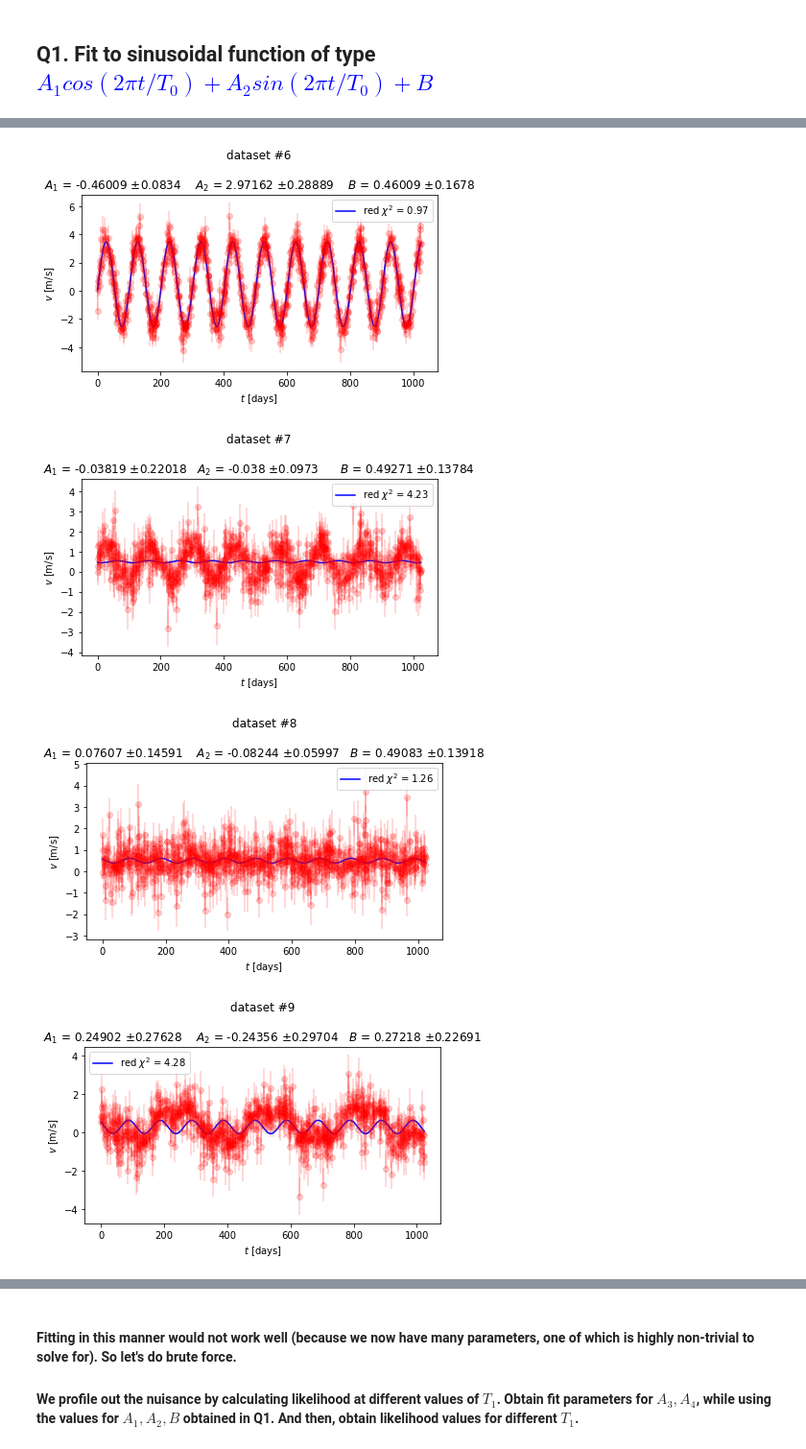
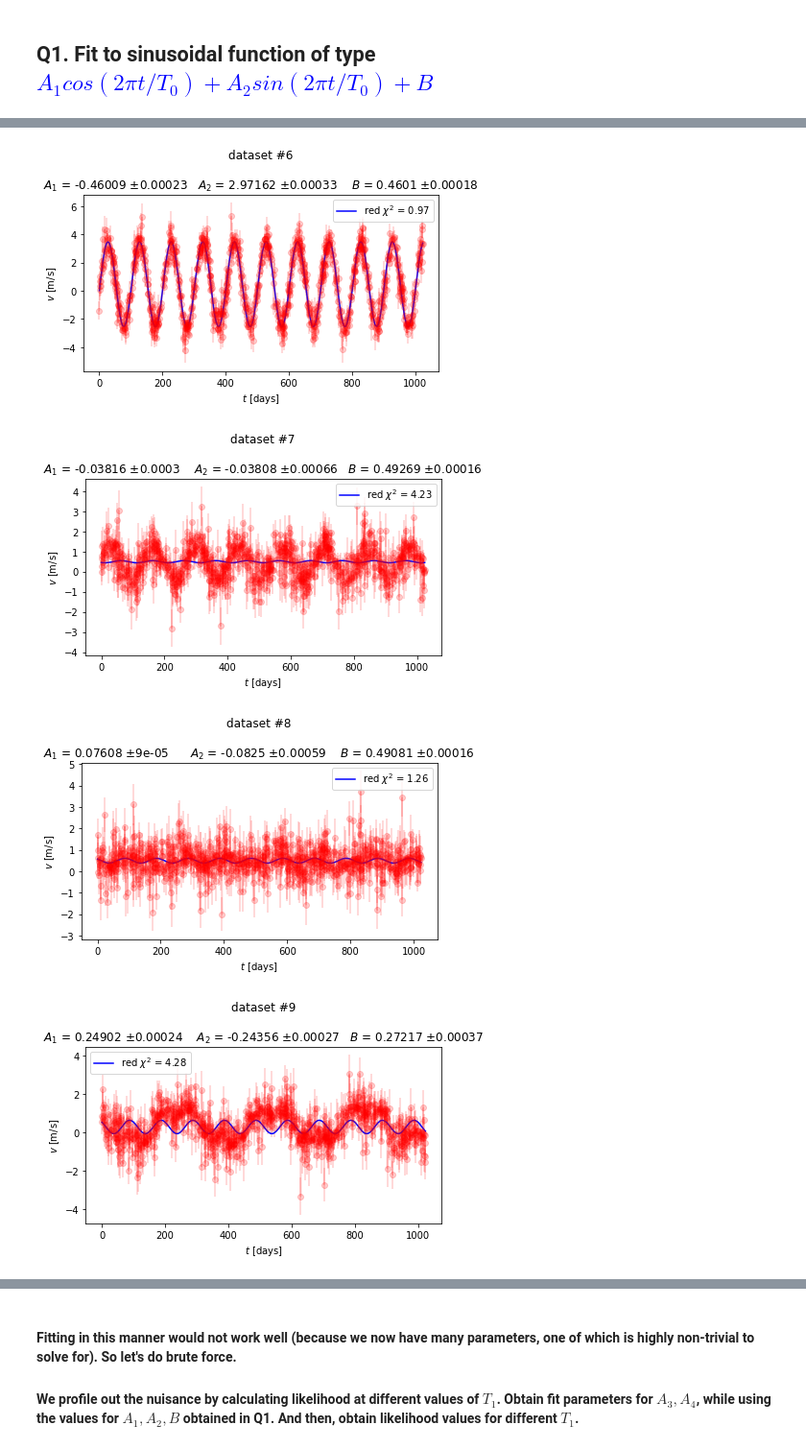
Before and after one commit to jabacousnac/Data-Science-for-Physics-Homework, a Jupyter notebook: pset02_Log_Likelihood_and_Nuisance.ipynb, the cells around one changed output, grey strips where cells are left out. Shown at 96% size. Drawn from its saved outputs; the diff is of its cells as text; code cells hidden in the pictures.

```diff
--- a/pset02_Log_Likelihood_and_Nuisance.ipynb
+++ b/pset02_Log_Likelihood_and_Nuisance.ipynb
@@ -21,5 +21,6 @@ print(df.shape)
 # %%
 params_dict = {} #save fit parameters here
+err_dict = {}
 
 #plot dataset
 for i in range(2,13):
@@ -44,18 +45,20 @@ for i in range(2,13):
         ans = np.sum(func_list)
         return ans
 
-    LL_model = minimize(chi_sq, np.array([1,1,1]), method = 'L-BFGS-B')
+    LL_model = minimize(chi_sq, np.array([1,1,1]), method = 'L-BFGS-B', tol = 1e-6)
     A1, A2, B = LL_model.x[0], LL_model.x[1], LL_model.x[2]
 
     #deal with uncertainties
+    tol = 1e-6
     covar = LL_model.hess_inv
     covar = covar * np.identity(covar.shape[1])
-    A1_err = np.sqrt(covar[0][0])
-    A2_err = np.sqrt(covar[1][1])
-    B_err = np.sqrt(covar[2][2])
+    A1_err = np.sqrt(covar[0][0])*1e-3
+    A2_err = np.sqrt(covar[1][1])*1e-3
+    B_err = np.sqrt(covar[2][2])*1e-3
 
     #save information to dictionary:
     params_dict[i-1] = [A1, A2, B]
+    err_dict[i-1] = [A1_err, A2_err, B_err]
 
     y_fit = [A1*np.cos(2*np.pi*X_data[i]/T0) + A2*np.sin(2*np.pi*X_data[i]/T0) + B\
                 for i in range(len(X_data))]
@@ -80,4 +83,4 @@ for i in range(2,13):
-[figure, old version]
+[figure, new version]
-[figure, old version]
+[figure, new version]
-[figure, old version]
+[figure, new version]
-[figure, old version]
+[figure, new version]
```
Also changed, not shown: parts of 7 cells of this notebook.
